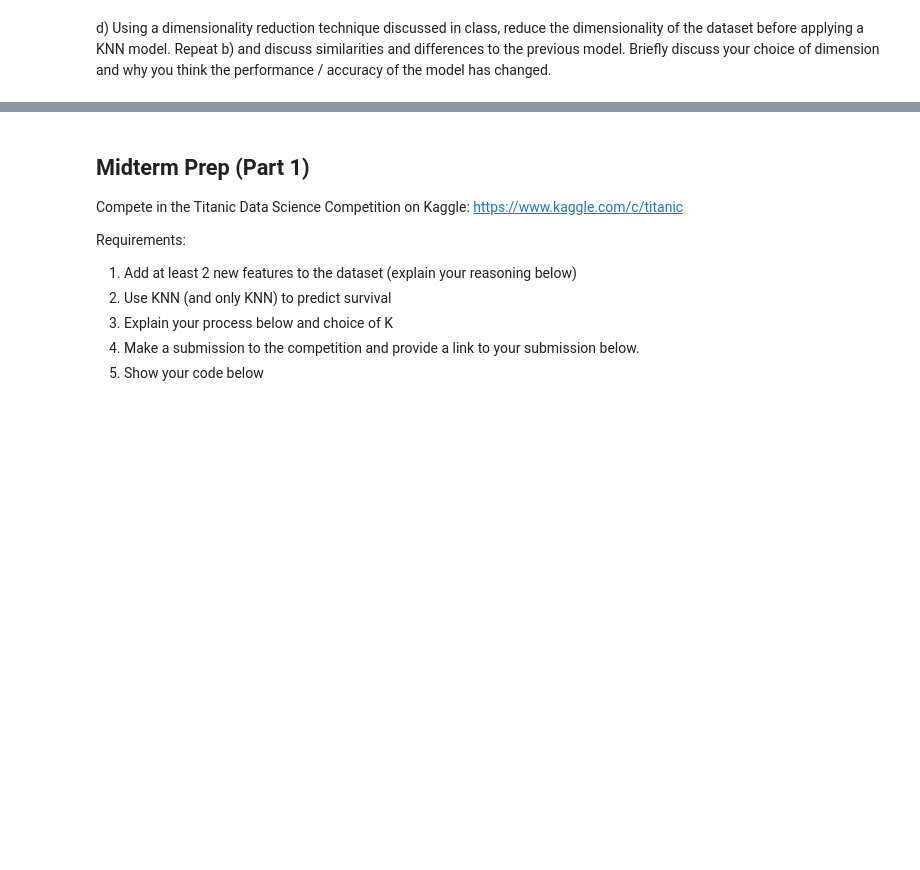
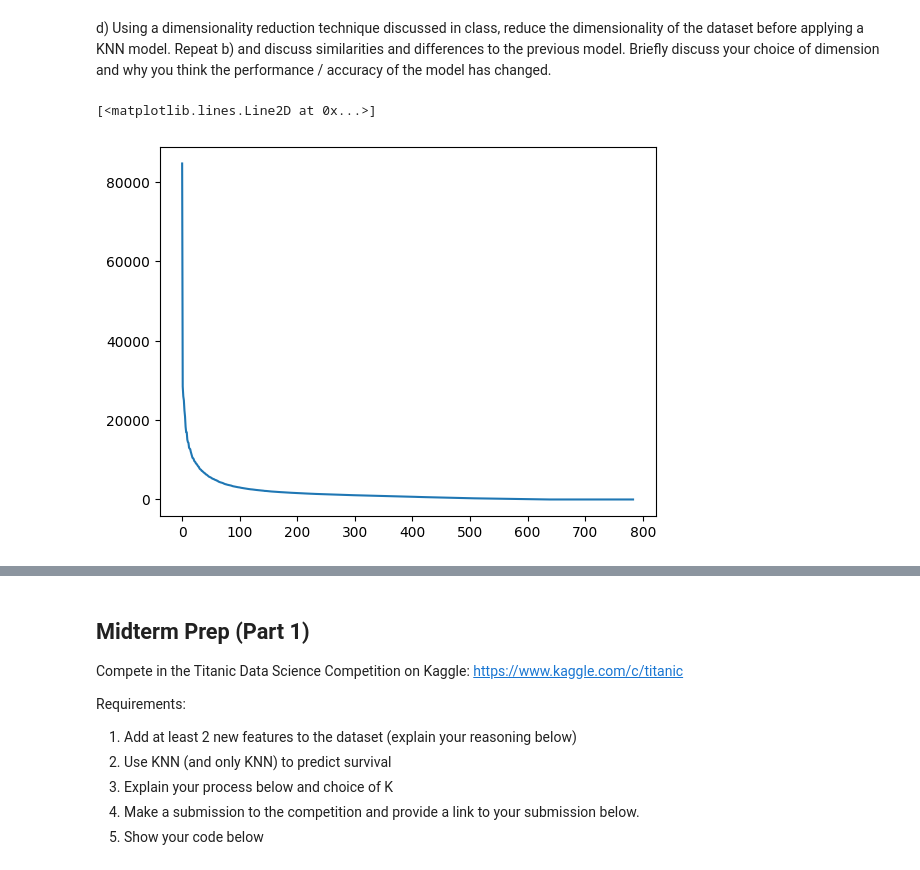
Before and after one commit to TristanLee187/Data-Science-Fundamentals, a Jupyter notebook: lecture_12/worksheet_12.ipynb, the cells around one changed output, grey strips where cells are left out. Drawn from its saved outputs; the diff is of its cells as text; code cells hidden in the pictures; blank space fills up the shorter version.

```diff
--- a/lecture_12/worksheet_12.ipynb
+++ b/lecture_12/worksheet_12.ipynb
@@ -183,7 +220,14 @@ c) Using the best model from b), pick an image at random and plot it next to its
 # %% [markdown]
 d) Using a dimensionality reduction technique discussed in class, reduce the dimensionality of the dataset before applying a KNN model. Repeat b) and discuss similarities and differences to the previous model. Briefly discuss your choice of dimension and why you think the performance / accuracy of the model has changed.
 # %%
-from sklearn.pipeline import make_pipeline
+# from sklearn.pipeline import make_pipeline
 
-model = make_pipeline(dimensionality_reduction, knn_model)
-model.fit(...)
+# model = make_pipeline(dimensionality_reduction, knn_model)
+# model.fit(...)
+
+# SVD the training set and plot the singular values
+u, s, vt = np.linalg.svd(X_train,full_matrices=False)
+plt.plot(s)
+# %% [output]
+[<matplotlib.lines.Line2D at 0x...>]
+[figure, added]
```
Also changed, not shown: parts of 27 cells of this notebook, 5 other files.
